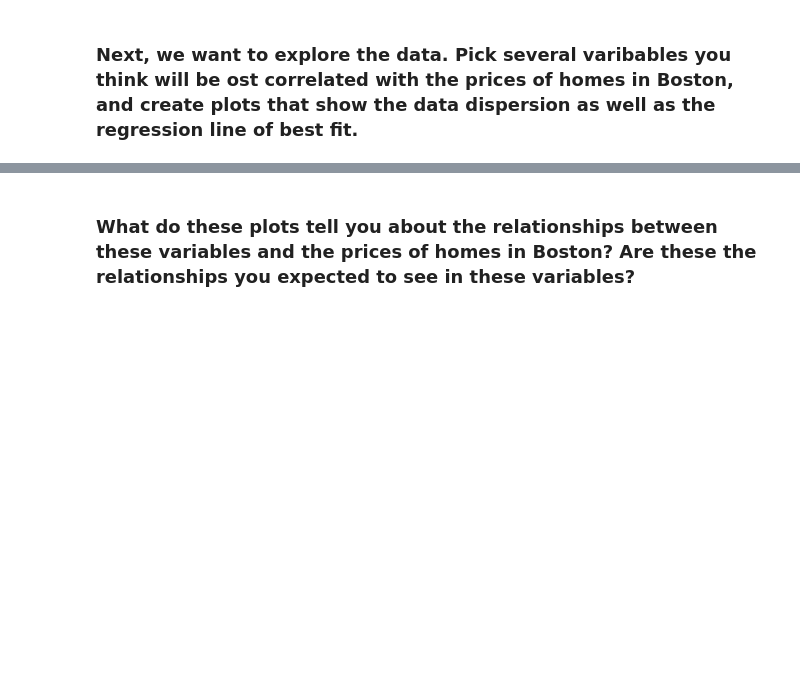
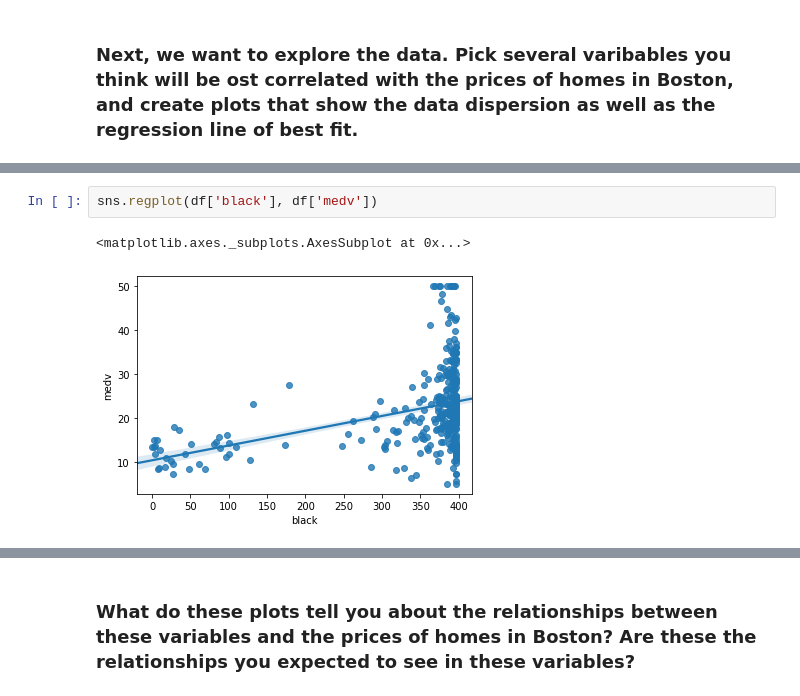
Before and after one commit to ironhack-datalabs/dataV2-labs, a Jupyter notebook: module-3/Problems-in-ML/your-code/lab_boston_housing.ipynb, the cells around one changed output, grey strips where cells are left out. Drawn from its saved outputs; the diff is of its cells as text; blank space fills up the shorter version.

```diff
--- a/module-3/Problems-in-ML/your-code/lab_boston_housing.ipynb
+++ b/module-3/Problems-in-ML/your-code/lab_boston_housing.ipynb
@@ -19,0 +80,5 @@ Since we want to predict the value of houses, the **target variable**, `'MEDV'`,
+# %%
+sns.regplot(df['black'], df['medv'])
+# %% [output]
+<matplotlib.axes._subplots.AxesSubplot at 0x...>
+[figure, added]
```
Also changed, not shown: parts of 40 cells of this notebook, 3 other files.
